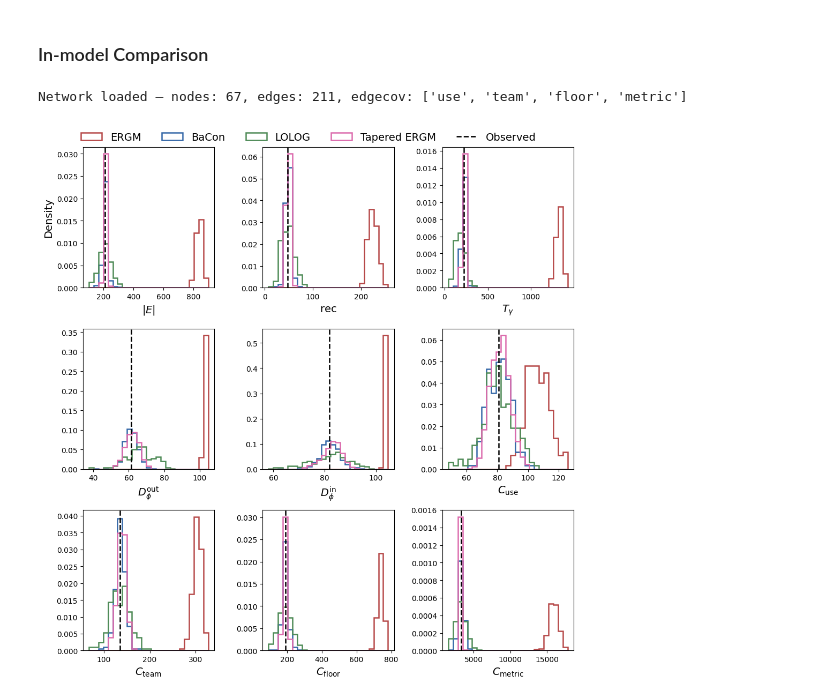
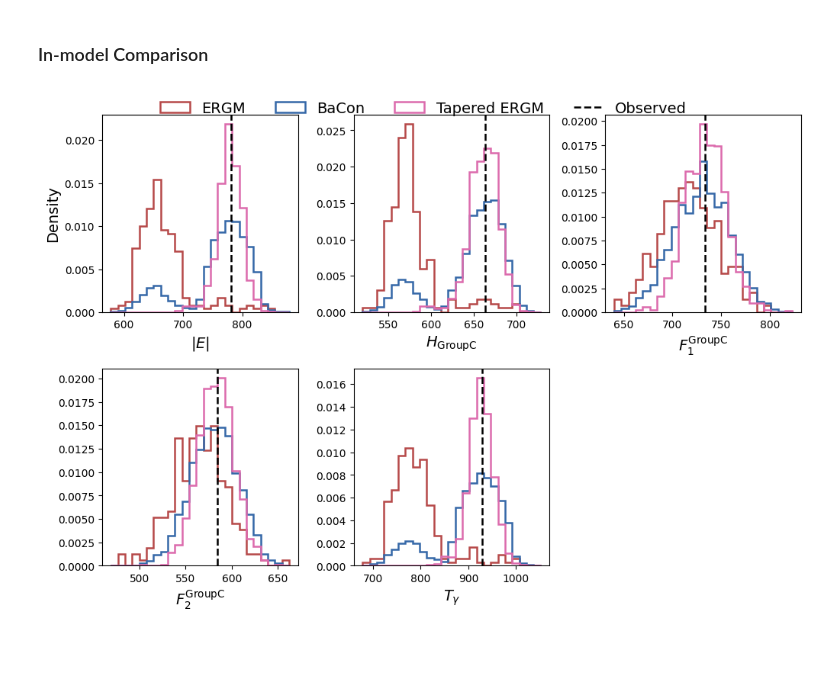
Before and after one commit to lady-bluecopper/pac_ergm, a Jupyter notebook: notebooks/Plots.ipynb, the cells around one changed output. Saved outputs shown, nothing was run; the diff lists cells and outputs as text; code cells hidden in the pictures; blank space fills up the shorter version.

Commit message:
updates charts

```diff
--- a/notebooks/Plots.ipynb
+++ b/notebooks/Plots.ipynb
@@ -275,7 +279,7 @@ PRETTY = {
 # ---------------------------------------------------------------------
 # USER SETTINGS
 # ---------------------------------------------------------------------
-SPECIFICATION = 3              # 1, 2, or 3
+SPECIFICATION = 1              # 1, 2, or 3
 STATISTICS_TO_PLOT = None     # "paper", None (= all), or a list of saved statistic labels
 MAX_DEGREE = 15                   # last class is MAX_DEGREE+
 SHOW_LOLOG_COEFFICIENTS = True   # LOLOG terms are not directly comparable in Specs. 2/3
@@ -291,7 +295,6 @@ MODEL_COLORS = {
 DISPLAY_NAME = {"PAC": OUR_NAME, "ERGM": "ERGM", "LOLOG": "LOLOG"}
 
 SPEC = SPECIFICATIONS[SPECIFICATION]
-PROJECT_ROOT = "/Users/giulia/Documents/Projects/Research/ExtraCanNullModels/PACE"
 DATA_DIR = os.path.join(PROJECT_ROOT, SPEC["datadir"])
 
 PAC_RUN = os.path.join(PROJECT_ROOT, "output", SPEC["outdir"])
@@ -1302,17 +1370,0 @@ obs_sp = shared_partner_hist(A_obs, MAX_DEGREE)
-# %%
-rows = []
-
-for run in tapered_runs:
-    row = {
-        "r": float(run["label"]),
-        "seed": run["seed"],
-    }
-
-    row.update(
-        tapered_adequacy(run["nets"])
-    )
-
-    rows.append(row)
-
-tapered_metrics = pd.DataFrame(rows)
-tapered_summary = tapered_metrics.groupby("r").agg(["mean", "std"])
@@ -1332,0 +1394,7 @@ display(tapered_summary)
+# %%
+TAPERED_R = 2.0
+
+selected_nets = [run["nets"] for run in tapered_runs if float(run["r"]) == TAPERED_R]
+sel_tapered_nets = np.concatenate(selected_nets, axis=0)
+selected_stats = [run["stats"] for run in tapered_runs if float(run["r"]) == TAPERED_R]
+sel_tapered_stats = np.concatenate(selected_stats, axis=0)
@@ -1514,63 +1578,23 @@ plt.show()
 # %% [markdown]
 ### In-model Comparison
-# %%
-import ntpath
-
-cfg_stats = OmegaConf.load(os.path.join(PAC_RUN, "config_used.yaml"))
-
-cfg_stats.data.edges_path = os.path.join(DATA_DIR, ntpath.basename(str(cfg_stats.data.edges_path)))
-if cfg_stats.data.get("nodes_path"):
-    cfg_stats.data.nodes_path = os.path.join(DATA_DIR, ntpath.basename(str(cfg_stats.data.nodes_path)))
-if cfg_stats.data.get("edgecov"):
-    if SPECIFICATION in [2, 3]:
-        cfg_stats.data.edgecov = {
-                name: os.path.join(DATA_DIR, "uni2005_cov", ntpath.basename(str(filename)))
-                for name, filename in cfg_stats.data.edgecov.items()
-            }
-    else:
-        cfg_stats.data.edgecov = {
-            name: os.path.join(DATA_DIR, ntpath.basename(str(filename)))
-            for name, filename in cfg_stats.data.edgecov.items()
-        }
-
-adj_stats, nodes_stats, ecov_stats = load_data(cfg_stats.data)
-
-model_spec = build_spec(
-    nodes_stats,
-    ecov_stats,
-    cfg_stats.model,
-    directed=bool(cfg_stats.data.is_directed),
-)
-
-tapered_stats = np.array([
-    compute_stats(A, model_spec)
-    for A in tapered_nets
-])
-# %% [output]
-Network loaded — nodes: 67, edges: 211, edgecov: ['use', 'team', 'floor', 'metric']
 # %%
 _stat_idx = selected_stat_indices(STATISTICS_TO_PLOT, SPEC)
 
 models = []
 
-if ergm_stats is not None:
+if SPECIFICATION != 1:
+    models.append(("LOLOG", np.asarray(lolog_stats, float)))
+if SPECIFICATION != 3:
     models.append(("ERGM", np.asarray(ergm_stats, float)))
 
-if pac_stats is not None:
-    models.append((OUR_NAME, np.asarray(pac_stats, float)))
-
-if lolog_stats is not None:
-    models.append(("LOLOG", np.asarray(lolog_stats, float)))
-
-if tapered_stats is not None:
-    models.append((rf"Tapered ERGM", np.asarray(tapered_stats, float)))
-
+models.append((OUR_NAME, np.asarray(pac_stats, float)))
+models.append((rf"Tapered ERGM", np.asarray(sel_tapered_stats, float)))
 
 fig_stats = plot_stat_distributions(_stat_idx, models)
 if STATISTICS_TO_PLOT is None:
     fig_stats.savefig(os.path.join(PLOT_DIR, f"sufficient_statistics_spec_{SPECIFICATION}_tapered_all.pdf"), bbox_inches="tight")
 else:
     fig_stats.savefig(os.path.join(PLOT_DIR, f"sufficient_statistics_spec_{SPECIFICATION}_tapered.pdf"), bbox_inches="tight")
 plt.show()
 # %% [output]
-[figure, old version]
+[figure, new version]
```
Also changed, not shown: parts of 23 cells of this notebook.
